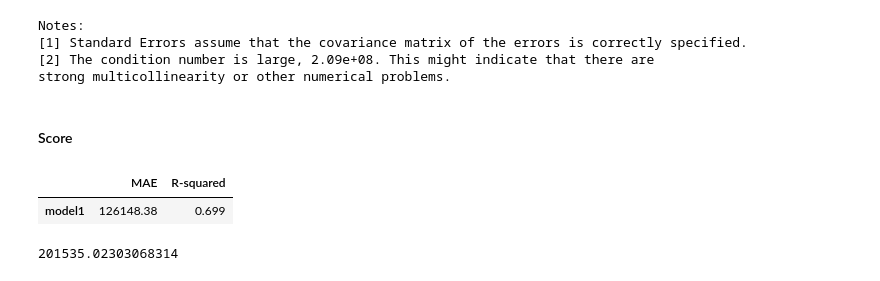
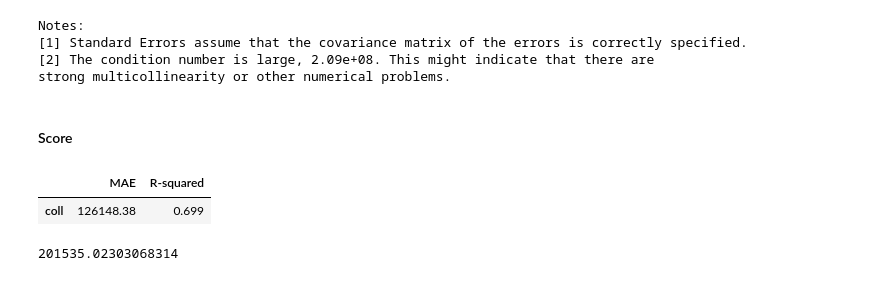
Before and after one commit to rahulakrish/linear_regression, a Jupyter notebook: notebook.ipynb, the cells around one changed output. Drawn from its saved outputs; the diff is of its cells as text; code cells hidden in the pictures.

```diff
--- a/notebook.ipynb
+++ b/notebook.ipynb
@@ -391,11 +392,12 @@ Notes:
 strong multicollinearity or other numerical problems.
 # %% [markdown]
 #### Score
-# %%
-model_metrics(model1,'model1')
-# %% [output]
-|  | MAE | R-squared |
-| model1 | 126148.38 | 0.699 |
+# %%
+coll = model_metrics(model1,'coll')
+coll
+# %% [output]
+|  | MAE | R-squared |
+| coll | 126148.38 | 0.699 |
 # %%
 np.sqrt(model1.mse_resid)
 # %% [output]
```
Also changed, not shown: parts of 24 cells of this notebook.
